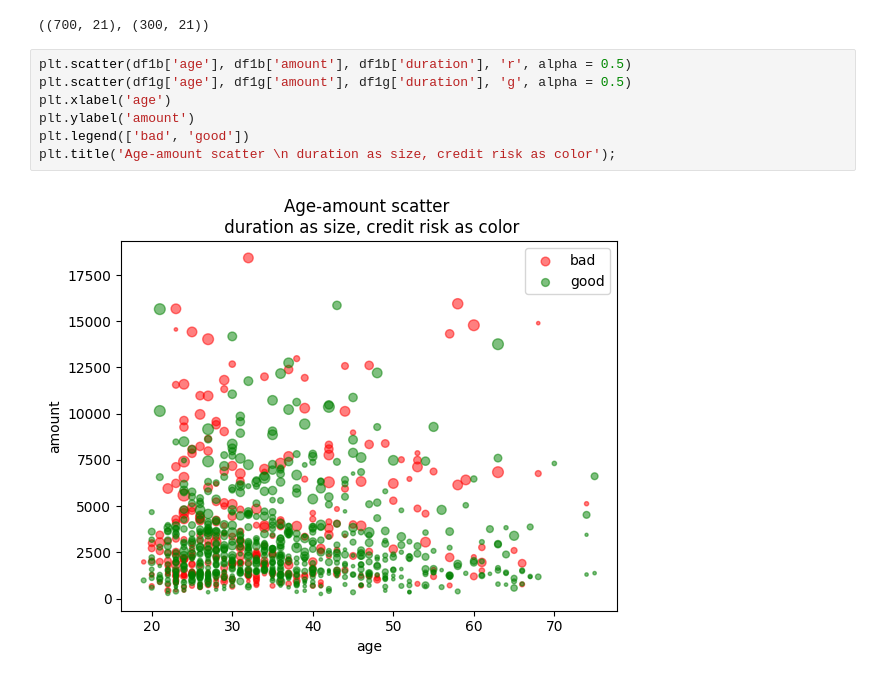
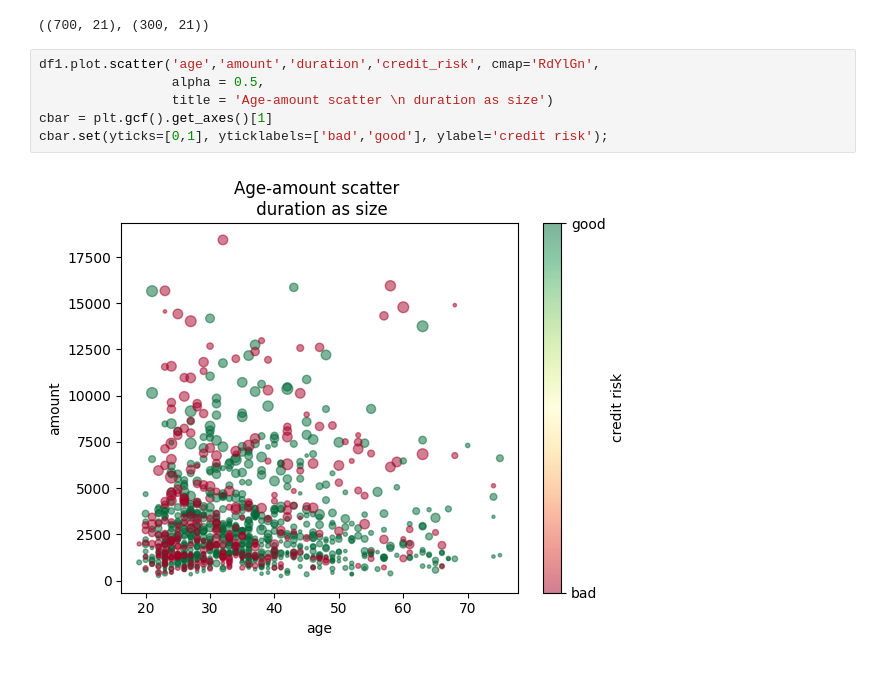
Before and after one commit to TimothyTur/BHS-test, a Jupyter notebook: СКБ201 Тур.ipynb, the cells around one changed output. Cells and saved outputs as stored; diff of their text form.

```diff
--- a/СКБ201 Тур.ipynb
+++ b/СКБ201 Тур.ipynb
@@ -223,11 +235,10 @@ df1g.shape, df1b.shape
 # %% [output]
 ((700, 21), (300, 21))
 # %%
-plt.scatter(df1b['age'], df1b['amount'], df1b['duration'], 'r', alpha = 0.5)
-plt.scatter(df1g['age'], df1g['amount'], df1g['duration'], 'g', alpha = 0.5)
-plt.xlabel('age')
-plt.ylabel('amount')
-plt.legend(['bad', 'good'])
-plt.title('Age-amount scatter \n duration as size, credit risk as color');
+df1.plot.scatter('age','amount','duration','credit_risk', cmap='RdYlGn',
+                 alpha = 0.5,
+                 title = 'Age-amount scatter \n duration as size')
+cbar = plt.gcf().get_axes()[1]
+cbar.set(yticks=[0,1], yticklabels=['bad','good'], ylabel='credit risk');
 # %% [output]
-[figure, old version]
+[figure, new version]
```
Also changed, not shown: parts of 41 cells of this notebook.
